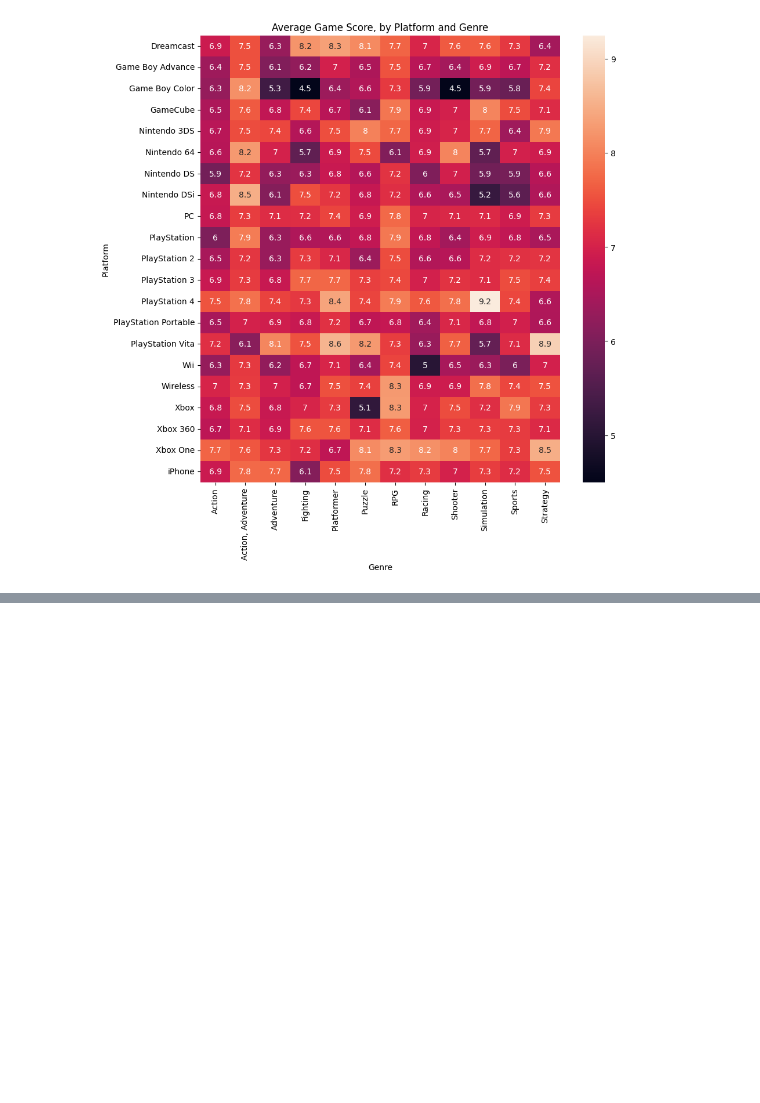
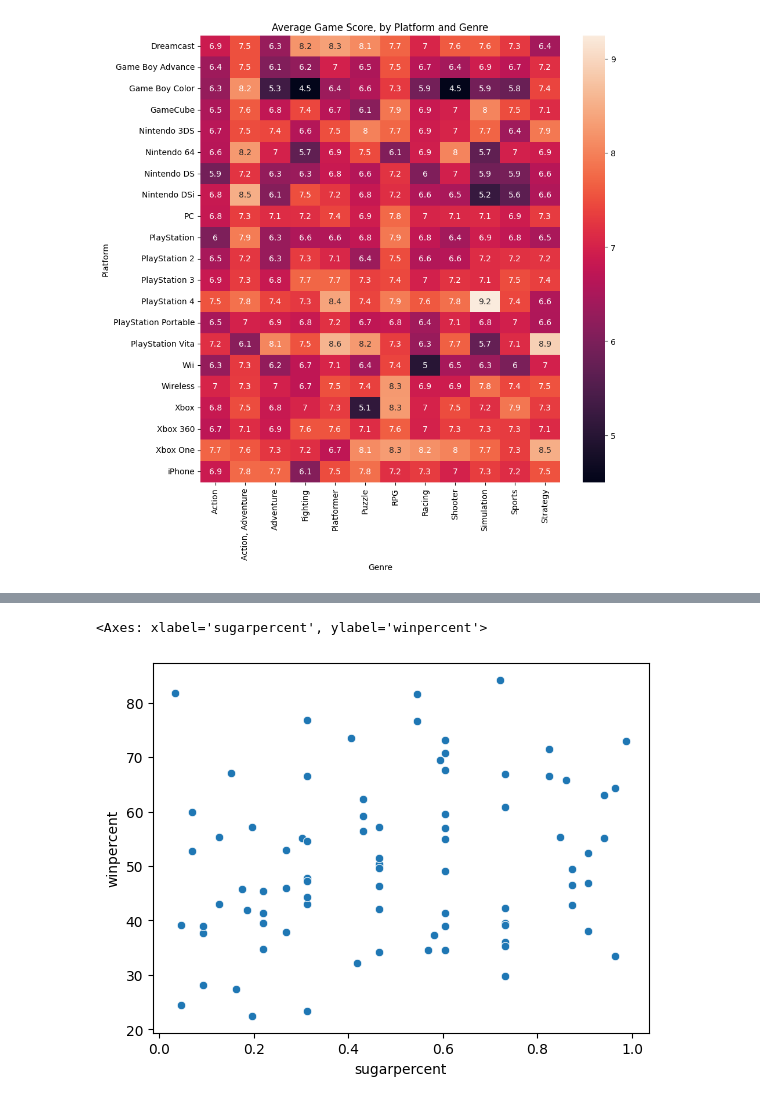
Before and after one commit to kyun1016/kaggle, a Jupyter notebook: notebook/learn/Data_Viaulization.ipynb, the cells around one changed output, grey strips where cells are left out. Cells and saved outputs as stored; diff of their text form; code cells hidden in the pictures; blank space fills up the shorter version.

```diff
--- a/notebook/learn/Data_Viaulization.ipynb
+++ b/notebook/learn/Data_Viaulization.ipynb
@@ -362,0 +369,6 @@ Text(0.5, 1.0, 'Average Game Score, by Platform and Genre')
+# %%
+# Path of the file to read
+candy_filepath = "../../kaggle/input/Data_Visualization/candy.csv"
+
+# Fill in the line below to read the file into a variable ign_data
+candy_data = pd.read_csv(candy_filepath, index_col="id", parse_dates=True)
@@ -362,0 +414,7 @@ Text(0.5, 1.0, 'Average Game Score, by Platform and Genre')
+# %%
+# Scatter plot showing the relationship between 'sugarpercent' and 'winpercent'
+sns.scatterplot(x=candy_data["sugarpercent"], y=candy_data["winpercent"])
+# sns.lmplot(x="sugarpercent", y="winpercent", hue="smoker", data=insurance_data)
+# %% [output]
+<Axes: xlabel='sugarpercent', ylabel='winpercent'>
+[figure, added]
```
Also changed, not shown: parts of 20 cells of this notebook, 1 other file.
